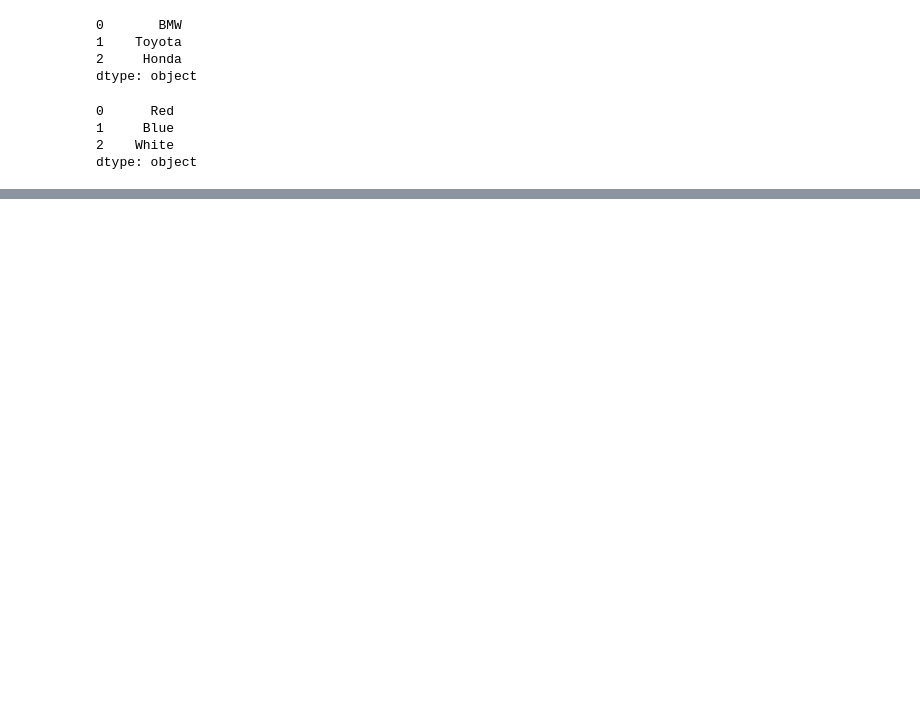
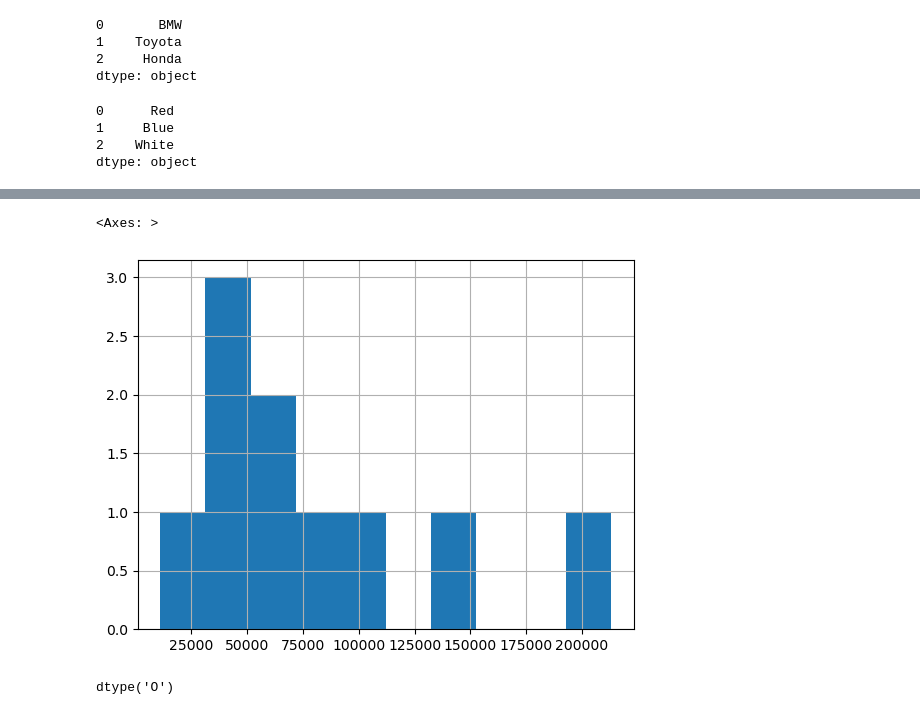
Before and after one commit to gowtham-creator/car-sales-, a Jupyter notebook: car sales on pandas-checkpoint.ipynb, the cells around one changed output, grey strips where cells are left out. Cells and saved outputs as stored; diff of their text form; code cells hidden in the pictures; blank space fills up the shorter version.

```diff
--- a/car sales on pandas-checkpoint.ipynb
+++ b/car sales on pandas-checkpoint.ipynb
@@ -28,0 +502,9 @@ car_data = pd.Dataframe({" car make":
+# %%
+car_sales["Odometer (KM)"].hist()
+# %% [output]
+<Axes: >
+[figure, added]
+# %%
+car_sales["Price"].dtype
+# %% [output]
+dtype('O')
```
Also changed, not shown: parts of 108 cells of this notebook.
